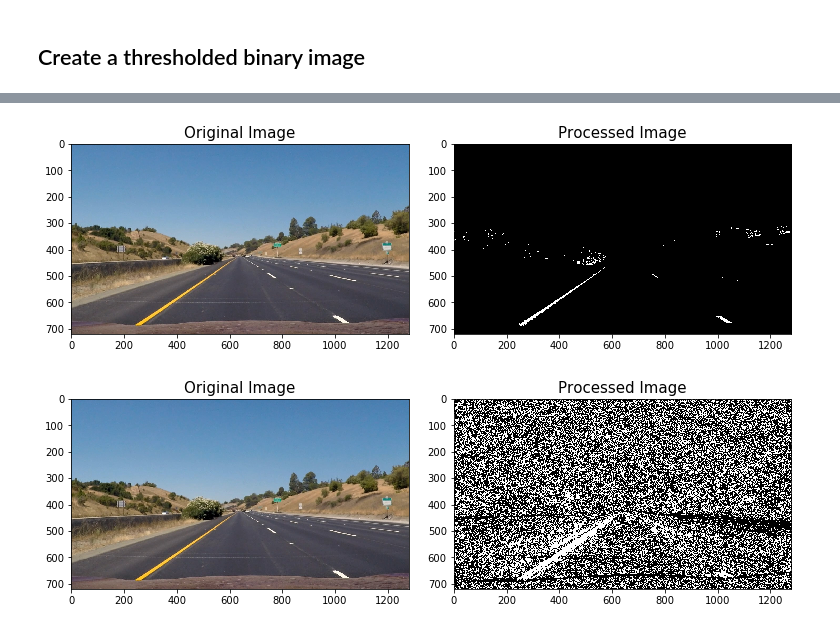
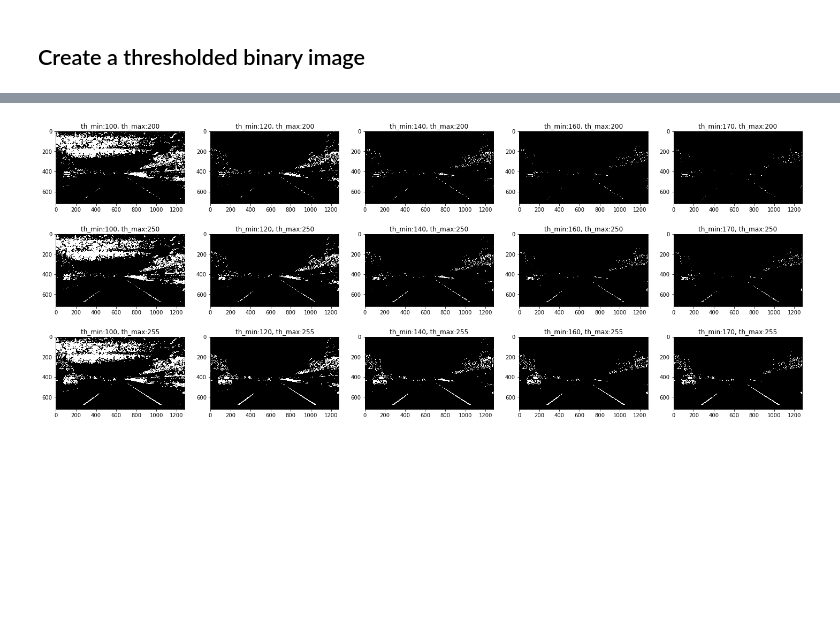
Before and after one commit to taikione/CarND-Advanced-Lane-Lines, a Jupyter notebook: AdvancedLaneLines.ipynb, the cells around one changed output, grey strips where cells are left out. Cells and saved outputs as stored; diff of their text form; code cells hidden in the pictures; blank space fills up the shorter version.

Commit message:
Add code to parameters tuning

```diff
--- a/AdvancedLaneLines.ipynb
+++ b/AdvancedLaneLines.ipynb
@@ -137,4 +156,0 @@ show_processed_images(image, processed)
-# %%
-image = mpimg.imread('test_images/straight_lines1.jpg')
-processed = get_magnitude_threshold_binary_image(image, sobel_kernel=9, thresh=(45, 255))
-show_processed_images(image, processed)
@@ -143,12 +157,19 @@ show_processed_images(image, processed)
-# %%
-image = mpimg.imread('test_images/straight_lines1.jpg')
-processed = get_color_threshold_binary_image(image, thresh=(170, 255))
-show_processed_images(image, processed)
-# %% [output]
-[figure, removed]
-# %%
-image = mpimg.imread('test_images/straight_lines1.jpg')
-processed = get_dicrection_threshold_binary_image(image)
-show_processed_images(image, processed)
-# %% [output]
-[figure, removed]
+# %%
+#  visualize result of get_color_threshold_binary_image using some parameter
+max_ths = [200, 250, 255]
+min_ths = [100, 120, 140, 160, 170]
+
+i = 0
+plt.figure(figsize=(25,10))
+for max_th  in max_ths:
+    for min_th in min_ths:
+        plt.subplot(3, 5, i+1)
+        train_image = get_color_threshold_binary_image(image, thresh=(min_th, max_th))
+        plt.imshow(train_image, cmap='gray')
+        title = "th_min:{}, th_max:{}".format(min_th, max_th)
+        plt.title(title)
+        i += 1
+
+#plt.savefig("color_some_params_2.png")
+# %% [output]
+[figure, added]
```
Also changed, not shown: parts of 7 cells of this notebook, 2 other files.
